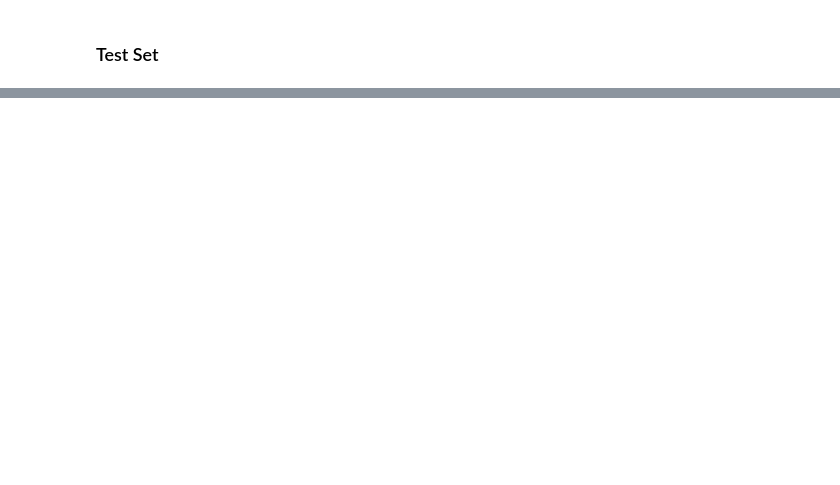
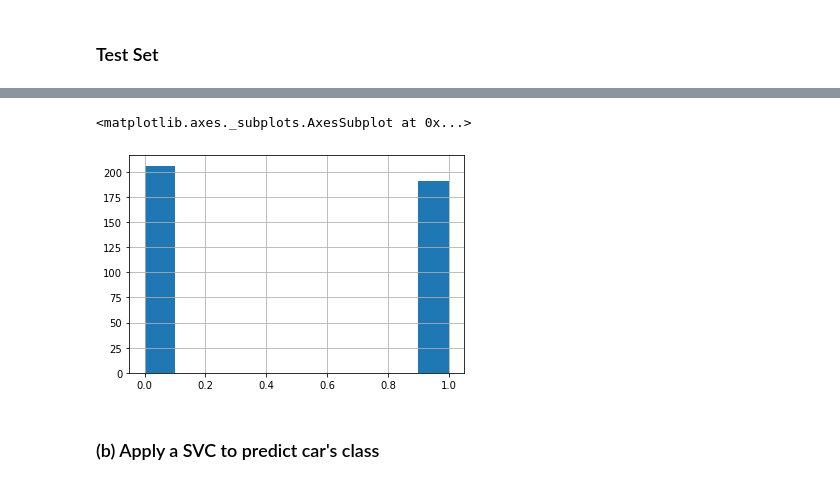
Before and after one commit to Morgan-Sell/islr-labs-exercises-python, a Jupyter notebook: exercises/09_svm_exercise.ipynb, the cells around one changed output, grey strips where cells are left out. Saved outputs shown, nothing was run; the diff lists cells and outputs as text; code cells hidden in the pictures; blank space fills up the shorter version.

```diff
--- a/exercises/09_svm_exercise.ipynb
+++ b/exercises/09_svm_exercise.ipynb
@@ -331,0 +340,4 @@ When the data is barely linearly seperatble, a SVC with a **smaller value of cos
+# %%
+url_path = os.path.abspath('..')
+auto = pd.read_csv(url_path + '/data/Auto.csv')
+auto.head()
@@ -331,0 +351,11 @@ When the data is barely linearly seperatble, a SVC with a **smaller value of cos
+# %%
+mpg_median = auto['mpg'].median()
+auto['has_high_mpg'] = auto['mpg'].apply(lambda x: 1 if x > mpg_median else 0)
+auto.drop(['mpg', 'name'], axis=1, inplace=True)
+# %%
+auto['has_high_mpg'].hist()
+# %% [output]
+<matplotlib.axes._subplots.AxesSubplot at 0x...>
+[figure, added]
+# %% [markdown]
+### (b) Apply a SVC to predict car's class
```
Also changed, not shown: parts of 15 cells of this notebook.
